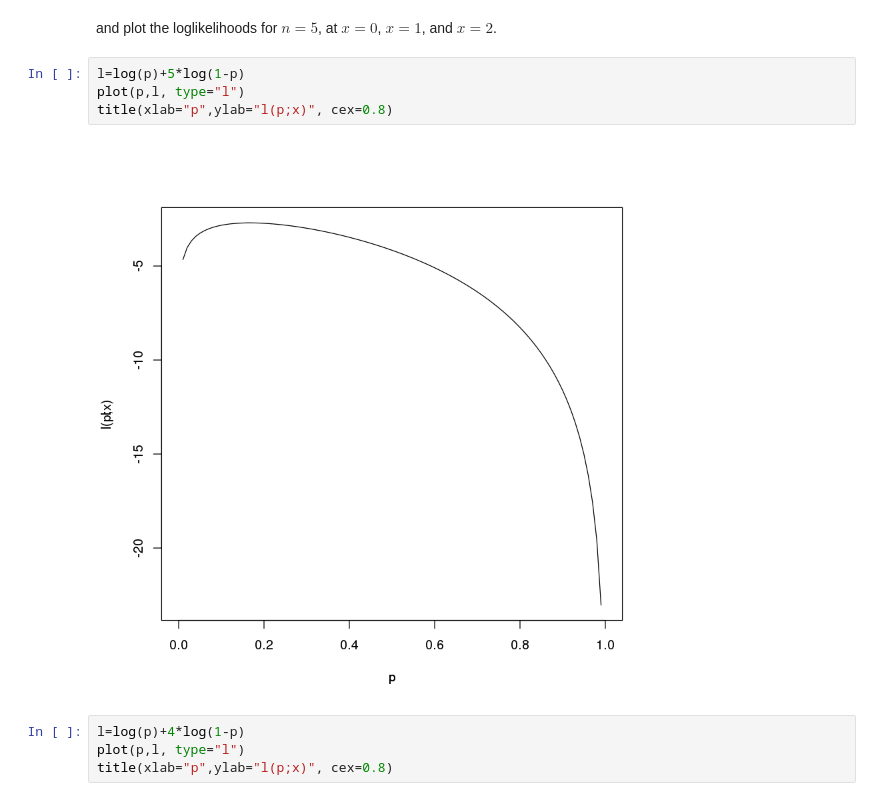
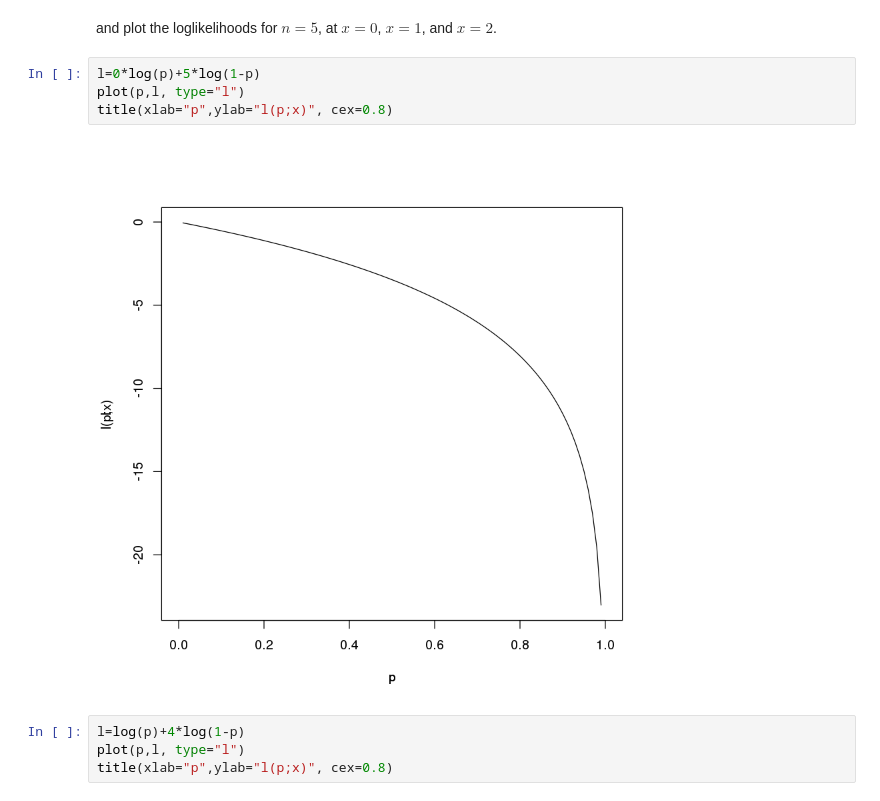
Before and after one commit to jasonmorton/504notebooks, a Jupyter notebook: Likelihood.ipynb, the cells around one changed output. Drawn from its saved outputs; the diff is of its cells as text.

Commit message:
fix error in a likelihood plotD

```diff
--- a/Likelihood.ipynb
+++ b/Likelihood.ipynb
@@ -47,11 +47,11 @@ title(xlab="p",ylab="L(p ;x)", cex=0.8)
 # %% [markdown]
 and plot the loglikelihoods for $n=5$, at $x=0$, $x=1$, and $x=2$.
 # %%
-l=log(p)+5*log(1-p)
+l=0*log(p)+5*log(1-p)
 plot(p,l, type="l")
 title(xlab="p",ylab="l(p;x)", cex=0.8)
 # %% [output]
-[figure, old version]
+[figure, new version]
 # %%
 l=log(p)+4*log(1-p)
 plot(p,l, type="l")
```
